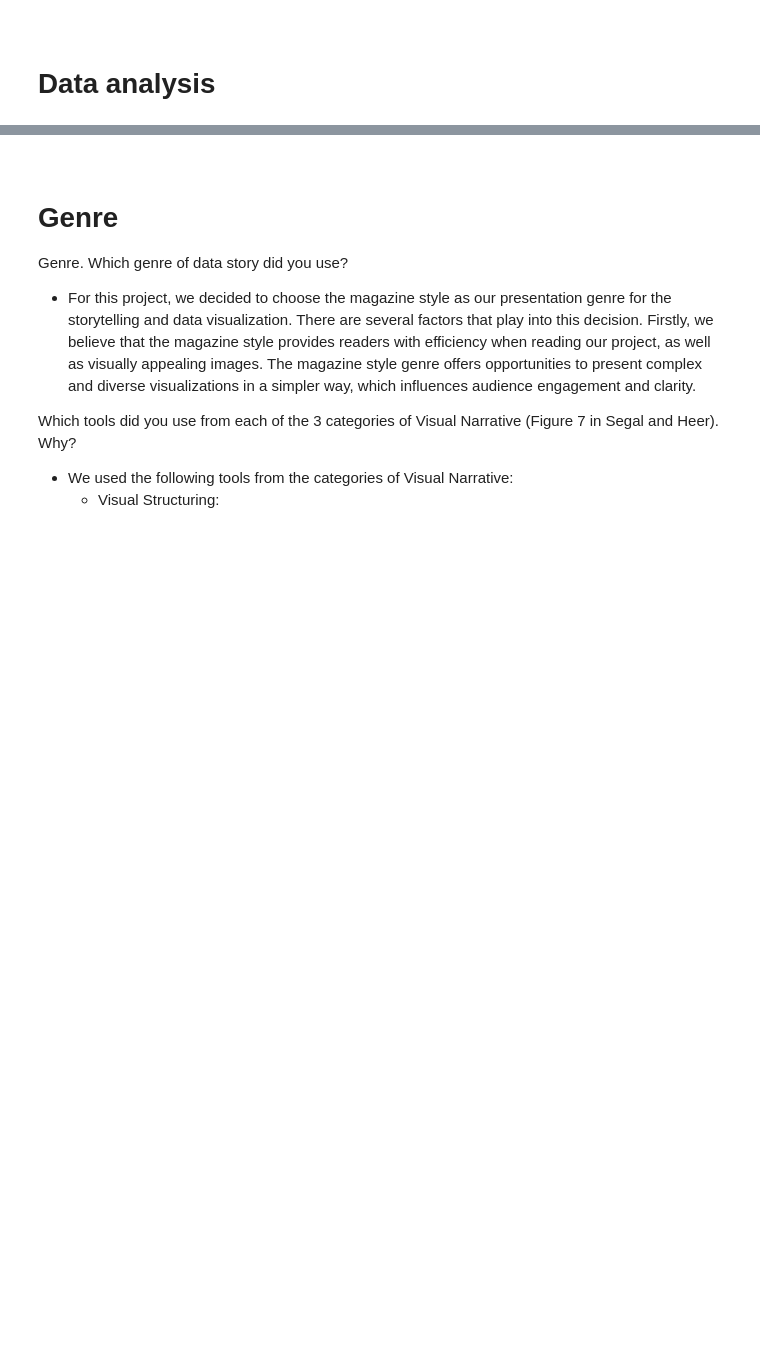
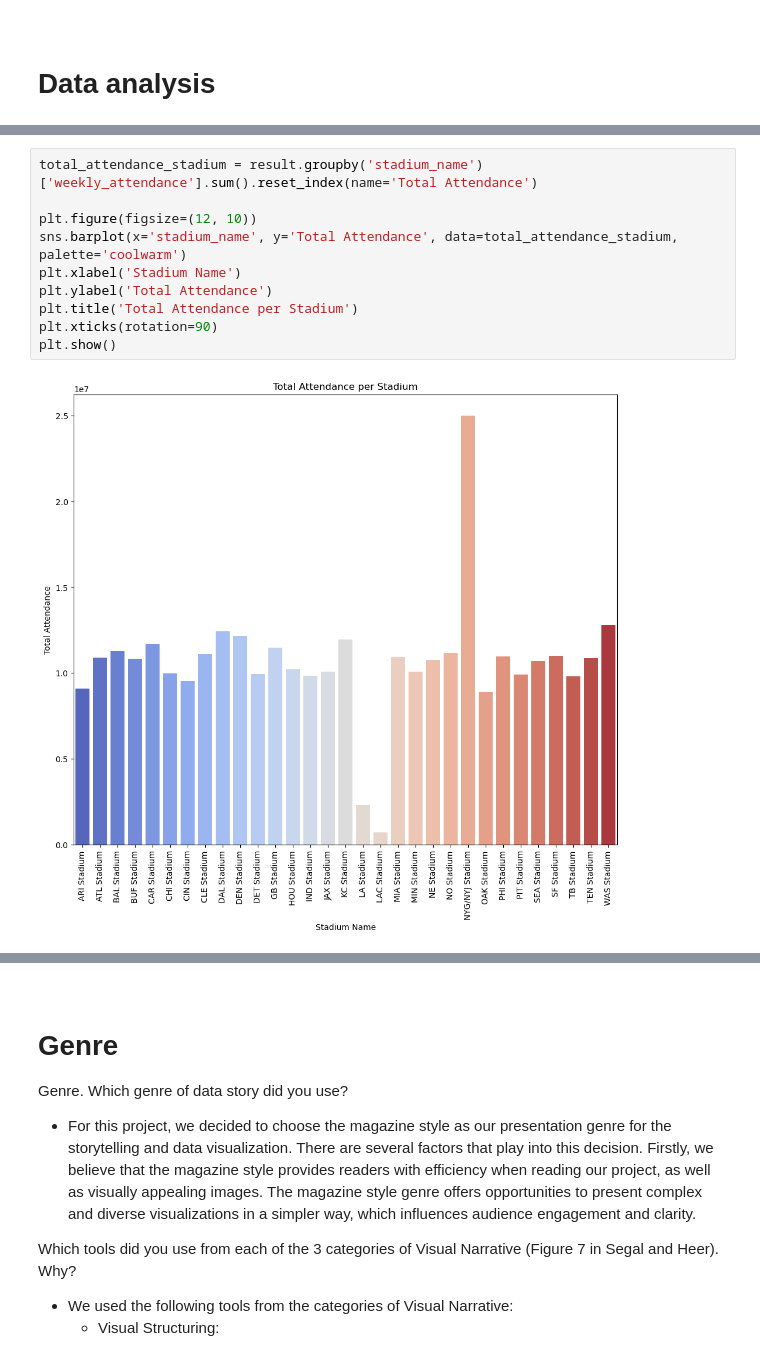
Before and after one commit to BrylliDTU/social_data, a Jupyter notebook: Final_report.ipynb, the cells around one changed output, grey strips where cells are left out. Saved outputs shown, nothing was run; the diff lists cells and outputs as text; blank space fills up the shorter version.

```diff
--- a/Final_report.ipynb
+++ b/Final_report.ipynb
@@ -195,0 +311,12 @@ result.describe()
+# %%
+total_attendance_stadium = result.groupby('stadium_name')['weekly_attendance'].sum().reset_index(name='Total Attendance')
+
+plt.figure(figsize=(12, 10))
+sns.barplot(x='stadium_name', y='Total Attendance', data=total_attendance_stadium, palette='coolwarm')
+plt.xlabel('Stadium Name')
+plt.ylabel('Total Attendance')
+plt.title('Total Attendance per Stadium')
+plt.xticks(rotation=90)
+plt.show()
+# %% [output]
+[figure, added]
```
Also changed, not shown: parts of 25 cells of this notebook.
